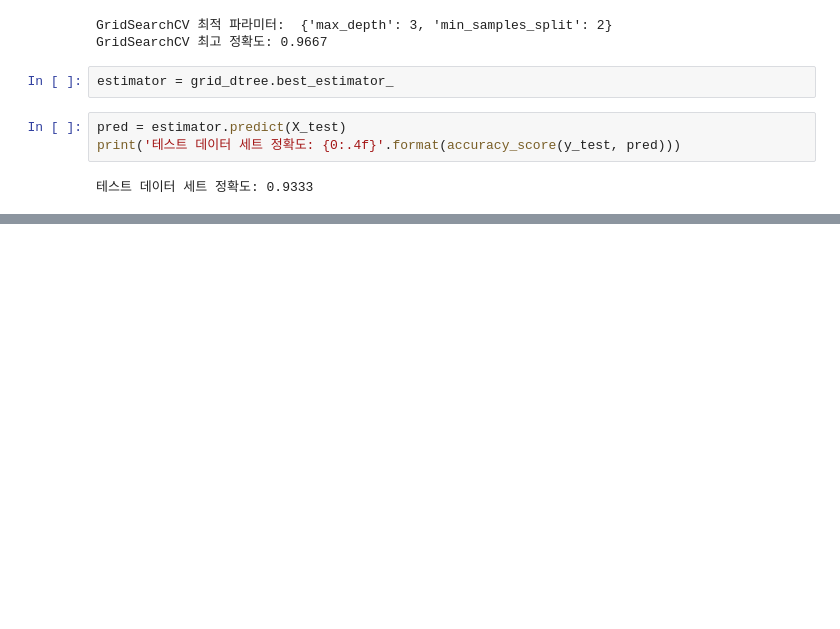
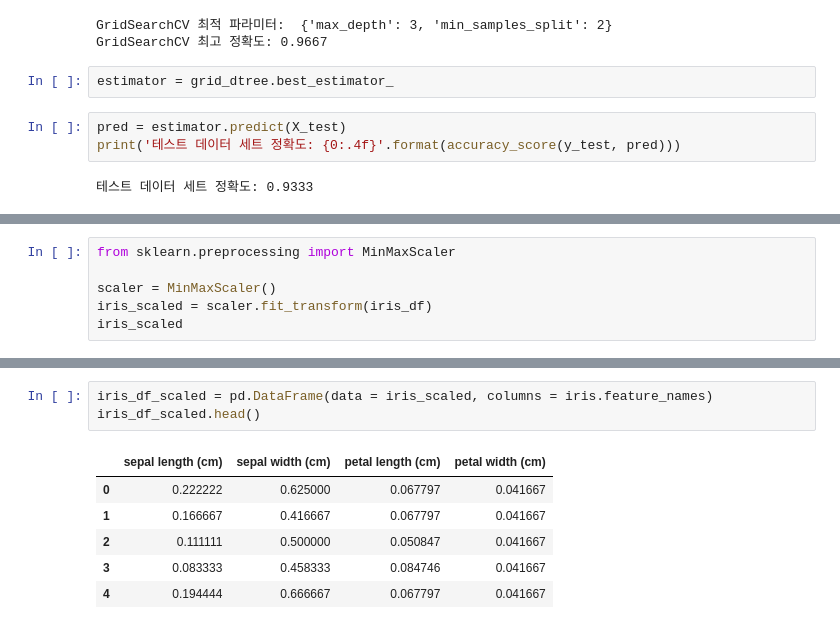
Before and after one commit to SEUNGKI-JUNG/Machine-Learning, a Jupyter notebook: ch2_scikit-learn.ipynb, the cells around one changed output, grey strips where cells are left out. Cells and saved outputs as stored; diff of their text form; blank space fills up the shorter version.

```diff
--- a/ch2_scikit-learn.ipynb
+++ b/ch2_scikit-learn.ipynb
@@ -403,0 +589,6 @@ print('테스트 데이터 세트 정확도: {0:.4f}'.format(accuracy_score(y_te
+# %%
+from sklearn.preprocessing import MinMaxScaler
+
+scaler = MinMaxScaler()
+iris_scaled = scaler.fit_transform(iris_df)
+iris_scaled
@@ -403,0 +613,10 @@ print('테스트 데이터 세트 정확도: {0:.4f}'.format(accuracy_score(y_te
+# %%
+iris_df_scaled = pd.DataFrame(data = iris_scaled, columns = iris.feature_names)
+iris_df_scaled.head()
+# %% [output]
+|  | sepal length (cm) | sepal width (cm) | petal length (cm) | petal width (cm) |
+| 0 | 0.222222 | 0.625000 | 0.067797 | 0.041667 |
+| 1 | 0.166667 | 0.416667 | 0.067797 | 0.041667 |
+| 2 | 0.111111 | 0.500000 | 0.050847 | 0.041667 |
+| 3 | 0.083333 | 0.458333 | 0.084746 | 0.041667 |
+| 4 | 0.194444 | 0.666667 | 0.067797 | 0.041667 |
```
Also changed, not shown: parts of 22 cells of this notebook, 6 other files.
